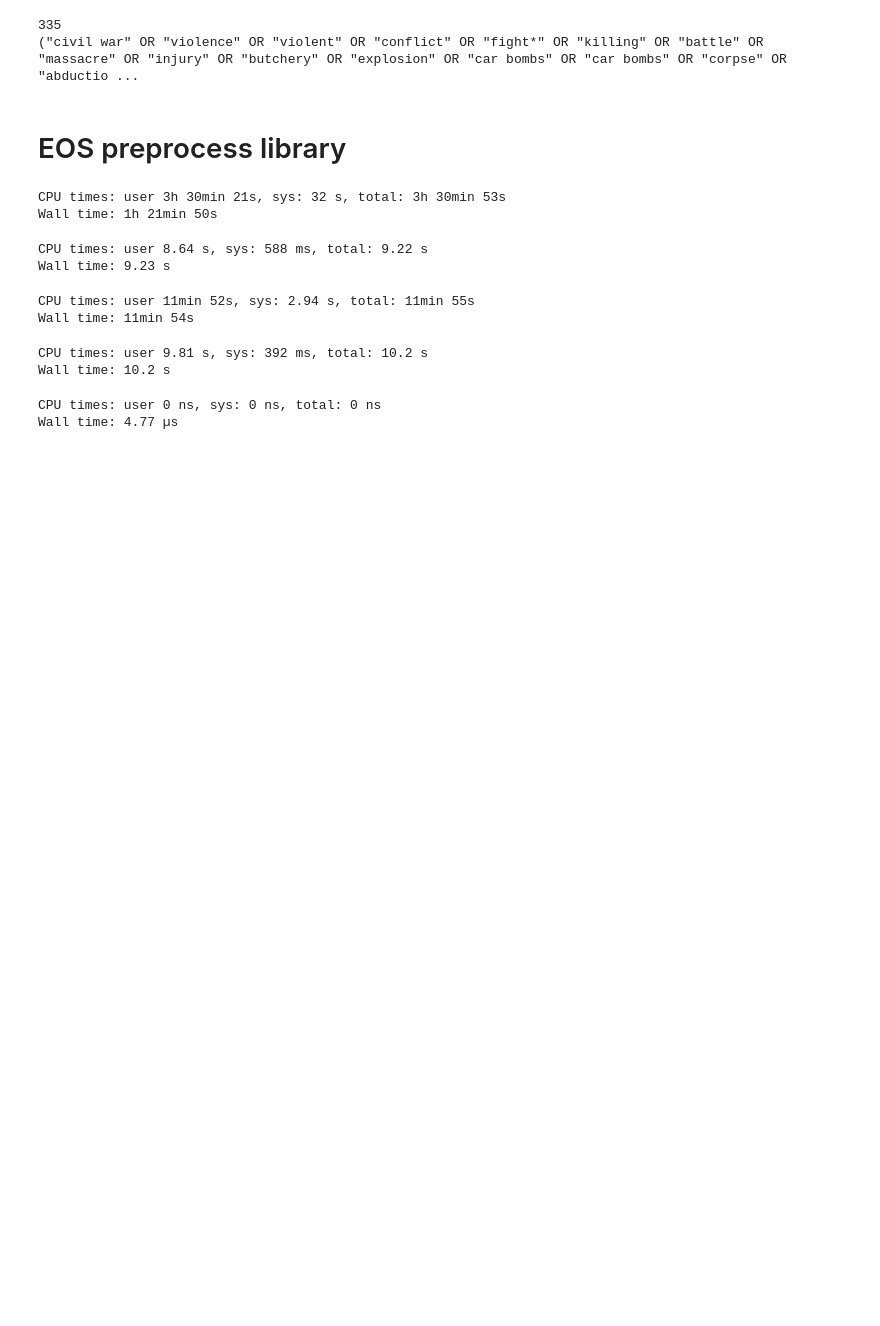
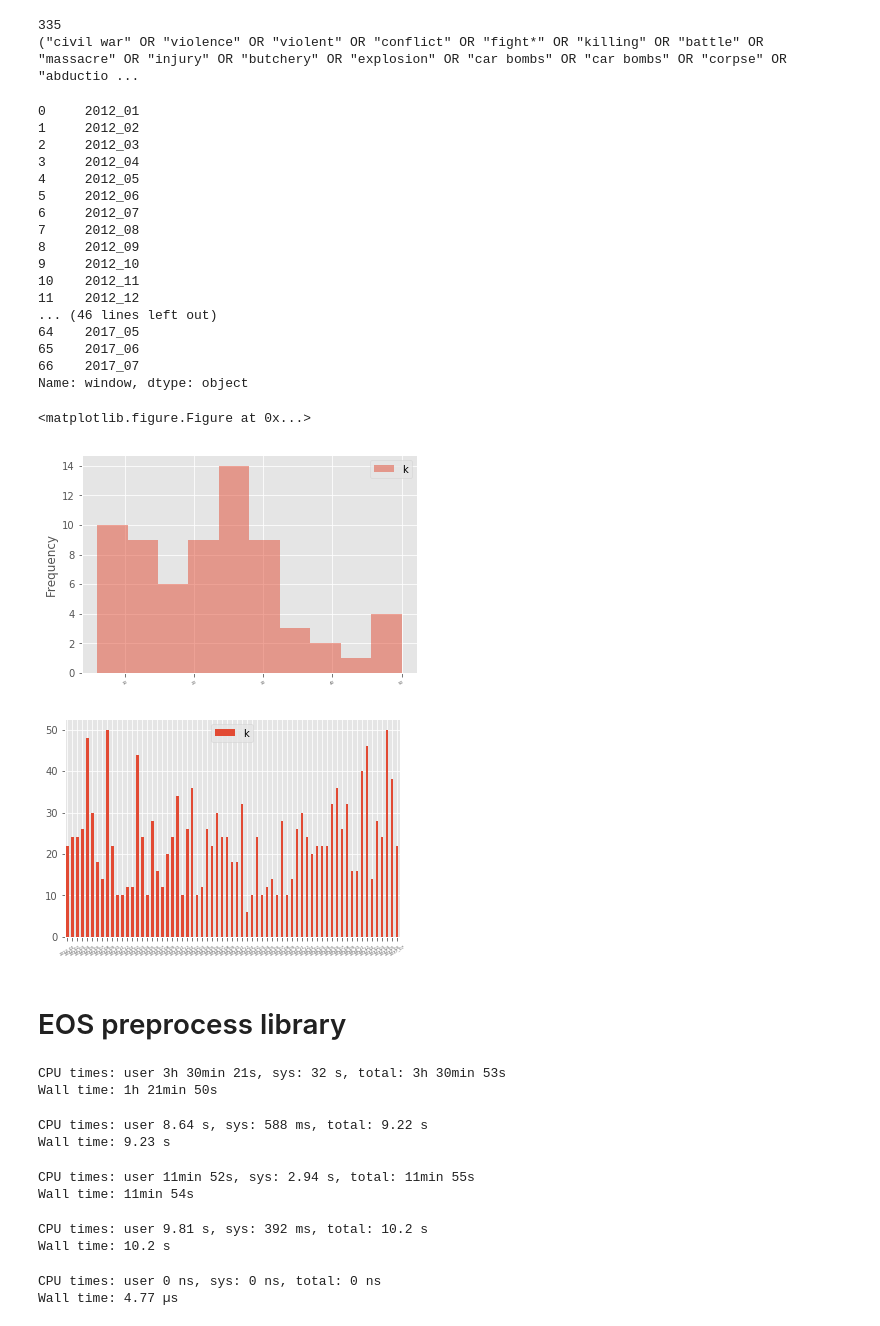
Before and after one commit to YorkUIRLab/eosdb, a Jupyter notebook: lib.ipynb, the cells around one changed output. Drawn from its saved outputs; the diff is of its cells as text; code cells hidden in the pictures; blank space fills up the shorter version.

```diff
--- a/lib.ipynb
+++ b/lib.ipynb
@@ -32,6 +26,52 @@ print(topic)
 # %% [output]
 335
 ("civil war" OR "violence" OR "violent" OR "conflict" OR "fight*" OR "killing" OR "battle" OR "massacre" OR "injury" OR "butchery" OR "explosion" OR "car bombs" OR "car bombs" OR "corpse" OR "abductio ...
+# %%
+# Create histogram and bar charts from the window topic coherence.
+
+import csv
+import matplotlib.pyplot as plt
+import matplotlib
+matplotlib.style.use('ggplot')
+%matplotlib inline
+import pandas as pd
+df = pd.read_csv('/home/sonic/sonic/eosdb/dynamic_nmf/data/windowbin/csv/window_topic_results_df.csv')
+
+print(df['window'])
+plt.figure()
+ax = df.plot.hist(alpha=0.5)
+fig = ax.get_figure()
+plt.xticks(rotation=30, fontsize=4)
+plt.show()
+fig.savefig('data/eos/graphs/nmf_top_k_coherence_hist.png', dpi=800)
+
+ax = df.plot.bar()
+ax.set_xticklabels(df['window'])
+fig = ax.get_figure()
+plt.xticks(rotation=30, fontsize=4)
+plt.show()
+fig.savefig('data/eos/graphs/nmf_top_k_coherence_bar.png', dpi=800)
+# %% [output]
+0     2012_01
+1     2012_02
+2     2012_03
+3     2012_04
+4     2012_05
+5     2012_06
+6     2012_07
+7     2012_08
+8     2012_09
+9     2012_10
+10    2012_11
+11    2012_12
+... (46 lines left out)
+64    2017_05
+65    2017_06
+66    2017_07
+Name: window, dtype: object
+<matplotlib.figure.Figure at 0x...>
+[figure, added]
+[figure, added]
 # %% [markdown]
 # EOS preprocess library
 # %%
```
Also changed, not shown: parts of 1 cell of this notebook, 3 other files.
